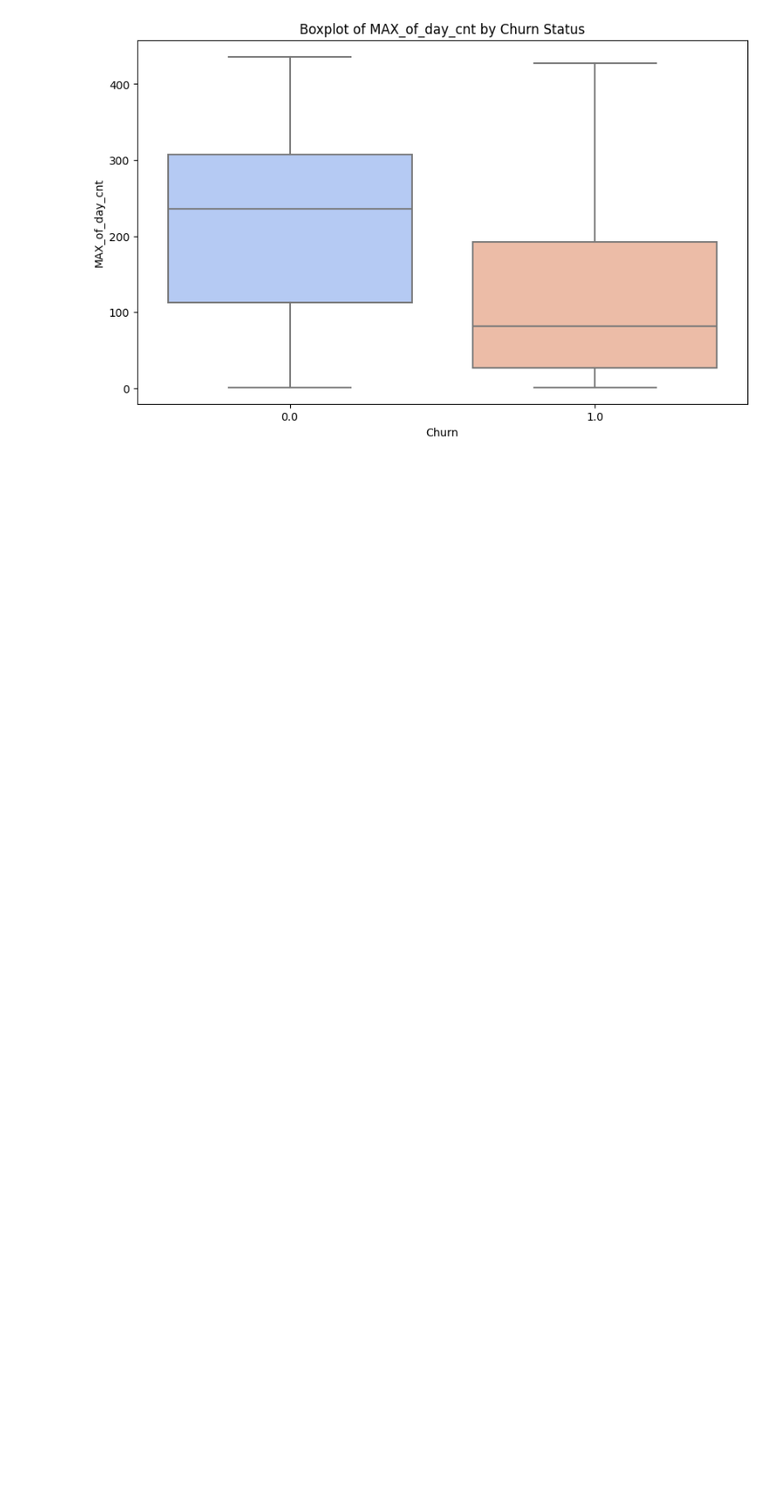
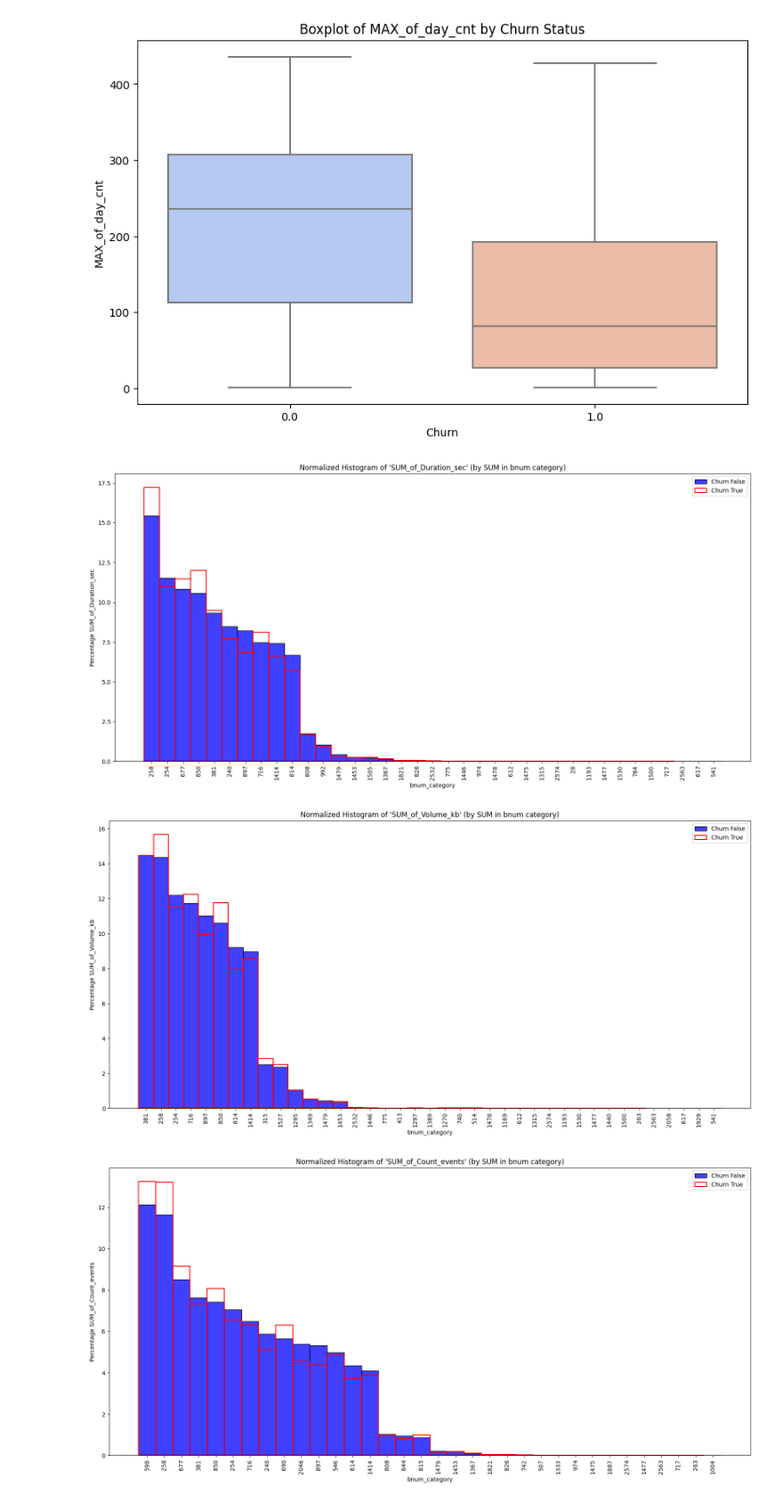
Before and after one commit to bezrukavyi/ML-churn-prediction, a Jupyter notebook: project_step_3.ipynb, the cells around one changed output. Shown at 89% size. Cells and saved outputs as stored; diff of their text form; code cells hidden in the pictures; blank space fills up the shorter version.

```diff
--- a/project_step_3.ipynb
+++ b/project_step_3.ipynb
@@ -285,0 +468,49 @@ for column in activ_columns:
+# %%
+# Compare feature share with SUN
+
+
+def build_histplot_for_feature(dataframe, feature):
+    fig, ax = plt.subplots(figsize=(16, 8))
+
+    feature_apps = top_apps_by_churn[feature]
+
+    churn_false = dataframe[dataframe["target"] == 0].copy()
+    churn_true = dataframe[dataframe["target"] == 1].copy()
+
+    churn_true["Application"] = churn_true["Application"].astype(str)
+    churn_false["Application"] = churn_false["Application"].astype(str)
+
+    feature_churn_false = churn_false[churn_false["Application"].isin(feature_apps)]
+    feature_churn_true = churn_true[churn_true["Application"].isin(feature_apps)]
+
+    application_grouped_feature_histplot(
+        feature_churn_false,
+        feature,
+        color="blue",
+        label="Churn False",
+        fill=True,
+    )
+    application_grouped_feature_histplot(
+        feature_churn_true,
+        feature,
+        color="red",
+        label="Churn True",
+        fill=False,
+    )
+
+    # Adding labels and title
+    ax.tick_params(axis="x", rotation=90)
+    ax.set_xlabel("bnum_category")
+    ax.set_ylabel(f"Percentage {feature}")
+    ax.set_title(f"Normalized Histogram of '{feature}' (by SUM in bnum category)")
+    ax.legend()
+
+    plt.tight_layout()
+    plt.show()
+# %%
+for feature in activ_columns:
+    build_histplot_for_feature(df_train_dpi, feature)
+# %% [output]
+[figure, added]
+[figure, added]
+[figure, added]
```
Also changed, not shown: parts of 10 cells of this notebook.
